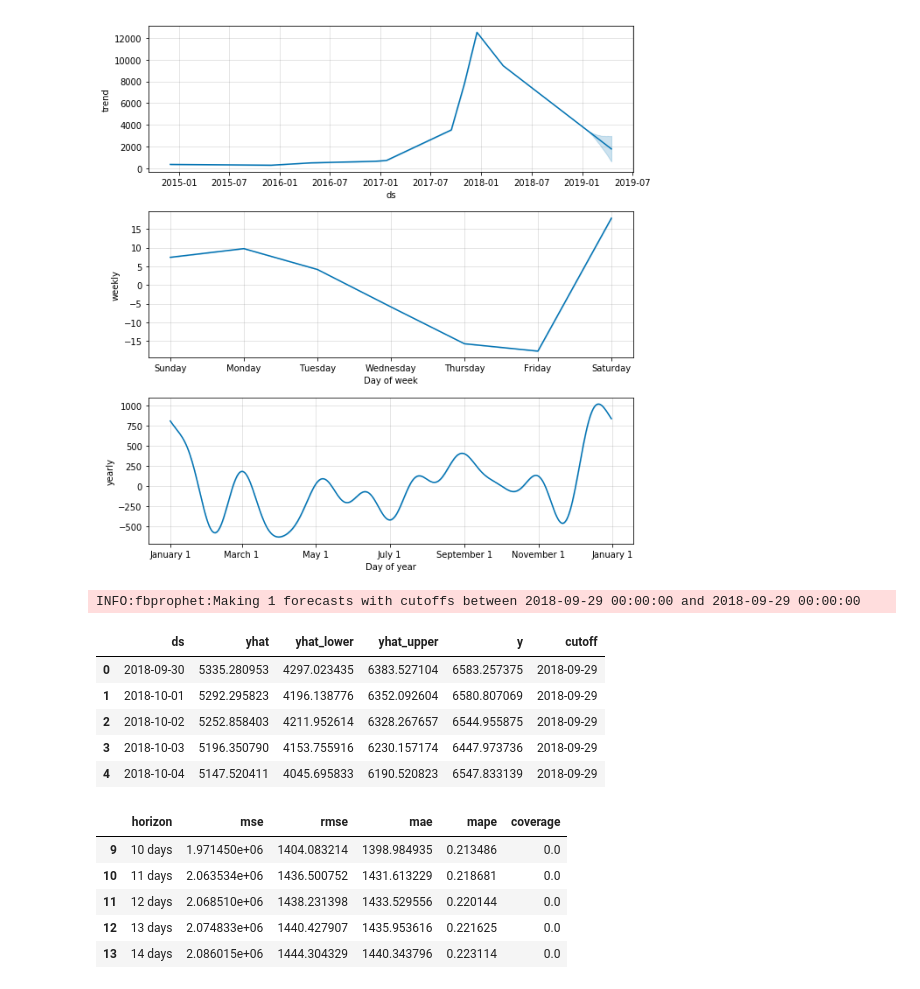
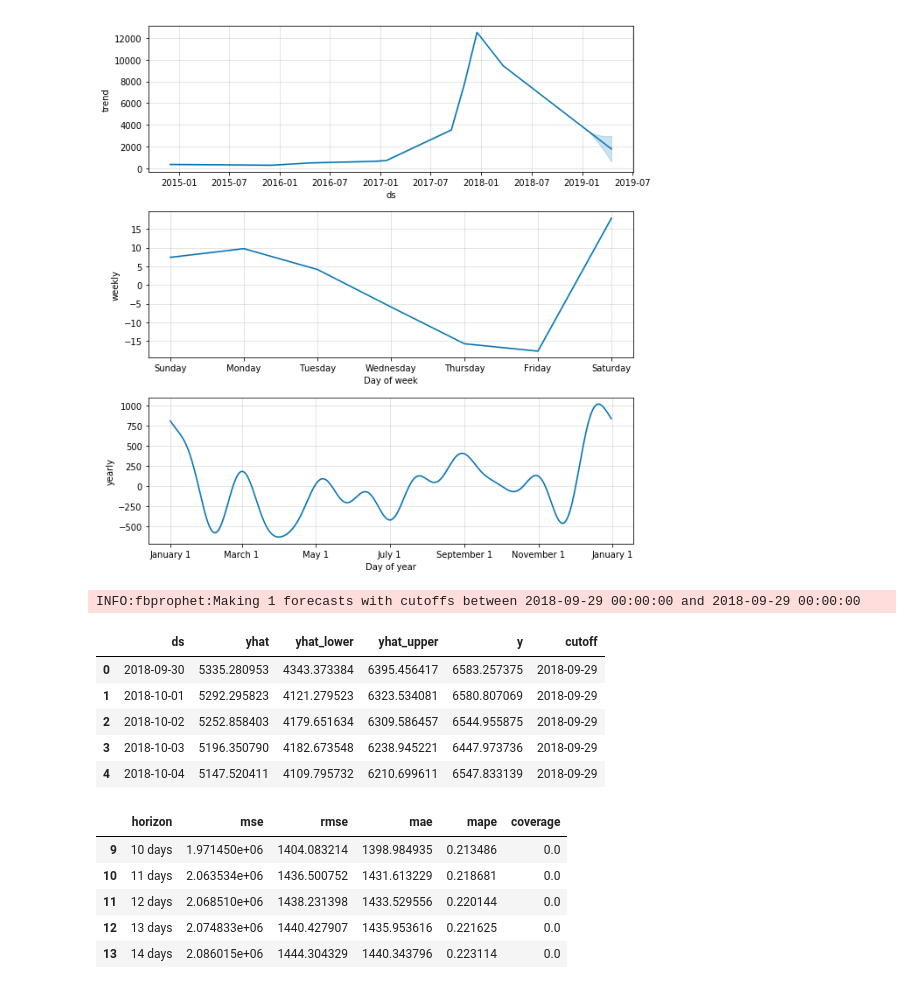
Before and after one commit to legomydiego/Thinkful-Final-Capstone, a Jupyter notebook: Final Capstone.ipynb, the cells around one changed output. Cells and saved outputs as stored; diff of their text form; code cells hidden in the pictures.

```diff
--- a/Final Capstone.ipynb
+++ b/Final Capstone.ipynb
@@ -783,16 +783,16 @@ prophet_model.plot_components(forecast);
 # %% [output]
 [figure]
 # %%
-df_cv = cross_validation(prophet_model, initial='1250 days', period='365 days', horizon = '100 days')
+df_cv = cross_validation(prophet_model, initial='1336 days', period='365 days', horizon = '100 days')
 df_cv.head()
 # %% [output]
 INFO:fbprophet:Making 1 forecasts with cutoffs between 2018-09-29 00:00:00 and 2018-09-29 00:00:00
 |  | ds | yhat | yhat_lower | yhat_upper | y | cutoff |
-| 0 | 2018-09-30 | 5335.280953 | 4297.023435 | 6383.527104 | 6583.257375 | 2018-09-29 |
-| 1 | 2018-10-01 | 5292.295823 | 4196.138776 | 6352.092604 | 6580.807069 | 2018-09-29 |
-| 2 | 2018-10-02 | 5252.858403 | 4211.952614 | 6328.267657 | 6544.955875 | 2018-09-29 |
-| 3 | 2018-10-03 | 5196.350790 | 4153.755916 | 6230.157174 | 6447.973736 | 2018-09-29 |
-| 4 | 2018-10-04 | 5147.520411 | 4045.695833 | 6190.520823 | 6547.833139 | 2018-09-29 |
+| 0 | 2018-09-30 | 5335.280953 | 4343.373384 | 6395.456417 | 6583.257375 | 2018-09-29 |
+| 1 | 2018-10-01 | 5292.295823 | 4121.279523 | 6323.534081 | 6580.807069 | 2018-09-29 |
+| 2 | 2018-10-02 | 5252.858403 | 4179.651634 | 6309.586457 | 6544.955875 | 2018-09-29 |
+| 3 | 2018-10-03 | 5196.350790 | 4182.673548 | 6238.945221 | 6447.973736 | 2018-09-29 |
+| 4 | 2018-10-04 | 5147.520411 | 4109.795732 | 6210.699611 | 6547.833139 | 2018-09-29 |
 # %%
 df_p = performance_metrics(df_cv)
 df_p.head()
```
